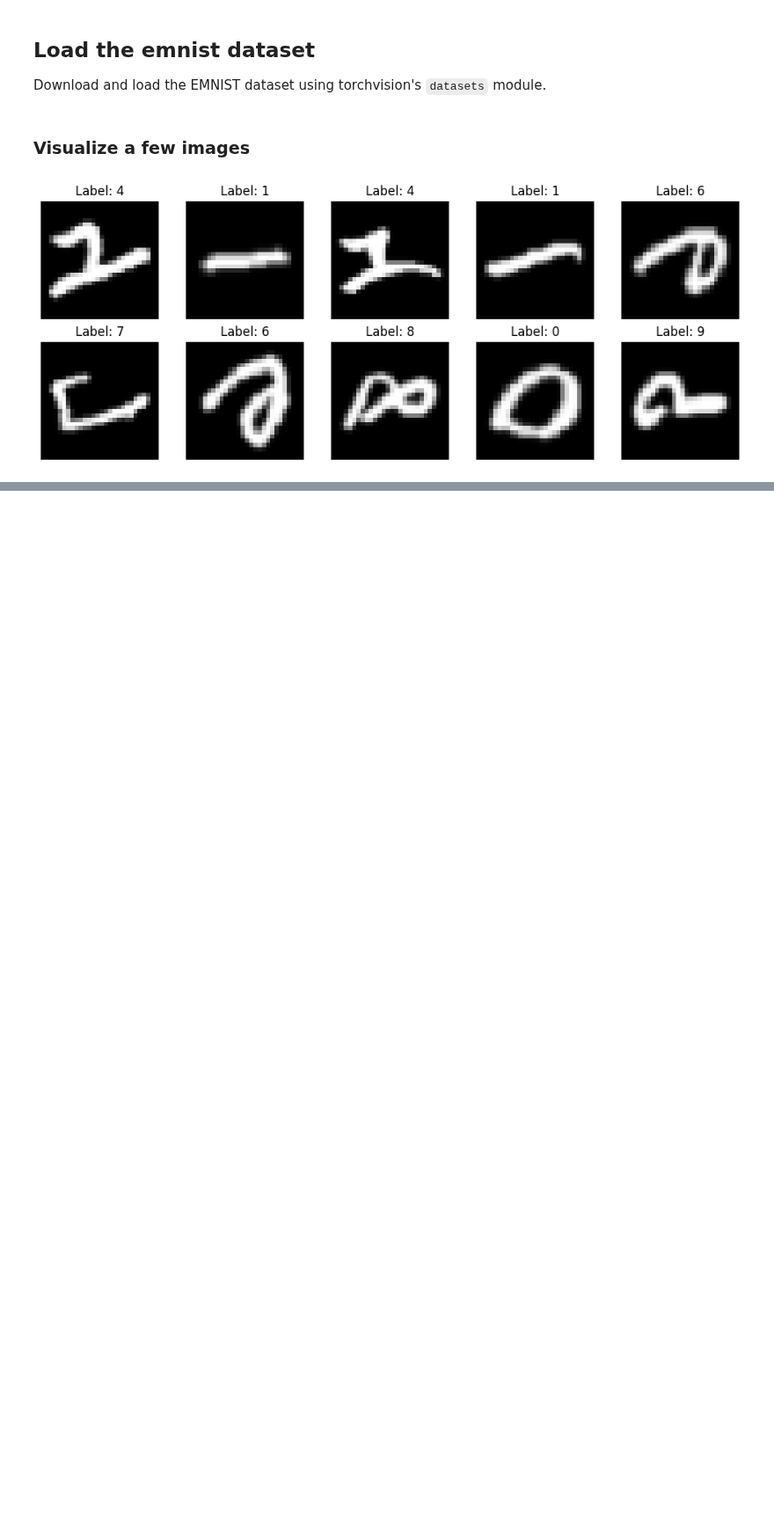
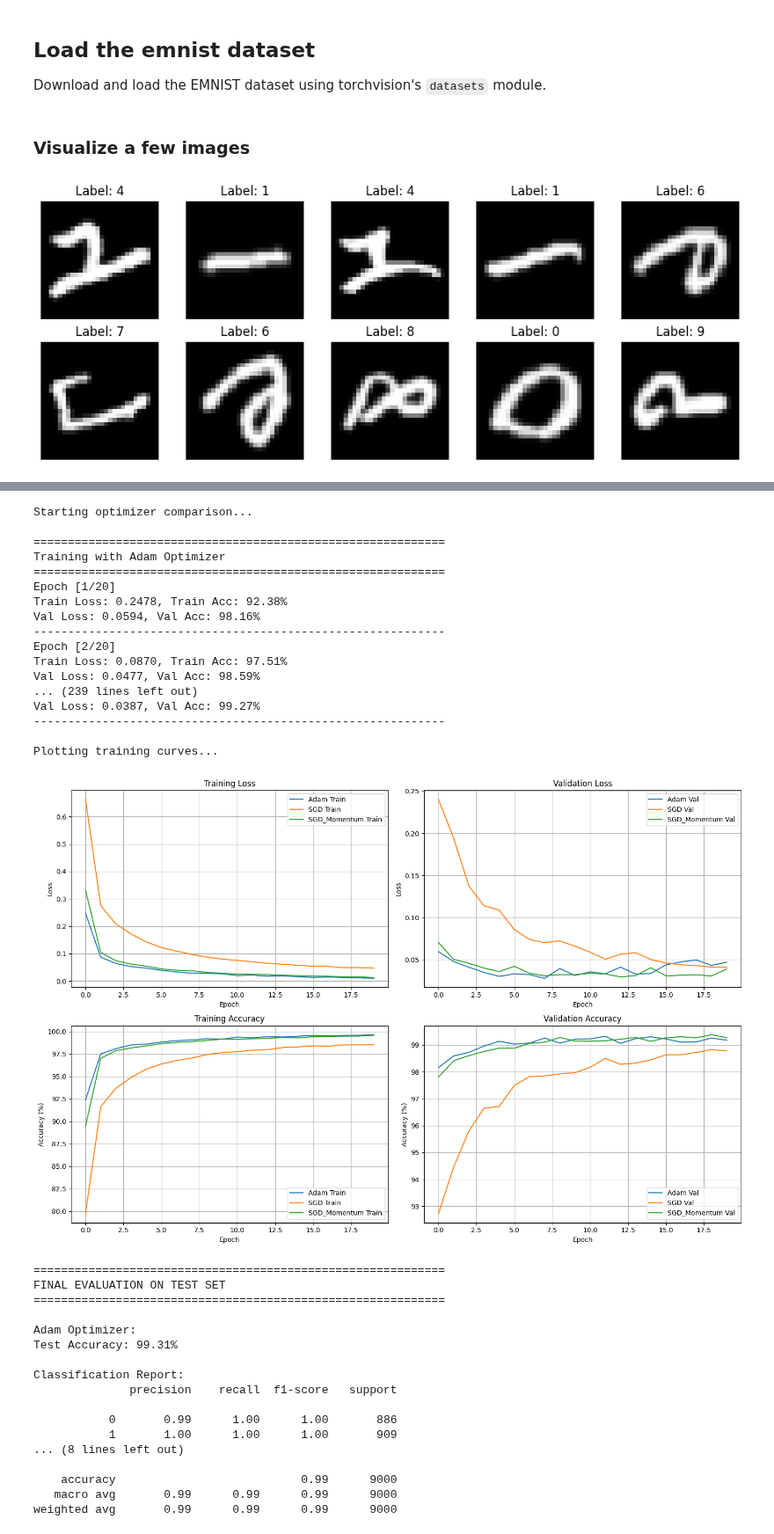
Before and after one commit to HirushikaPelagewtta/PR-Project, a Jupyter notebook: main.ipynb, the cells around one changed output, grey strips where cells are left out. Shown at 88% size. Saved outputs shown, nothing was run; the diff lists cells and outputs as text; code cells hidden in the pictures; blank space fills up the shorter version.

Commit message:
Added custom CNN and trained for MNIST

```diff
--- a/main.ipynb
+++ b/main.ipynb
@@ -71,0 +77,3 @@ Test dataset size: 6000
+# %%
+device = torch.device('cuda' if torch.cuda.is_available() else 'cpu')
+print(f"Using device: {device}")
@@ -71,0 +82,5 @@ Test dataset size: 6000
+# %%
+batch_size = 64
+train_loader = DataLoader(train_dataset, batch_size=batch_size, shuffle=True)
+val_loader = DataLoader(val_dataset, batch_size=batch_size, shuffle=False)
+test_loader = DataLoader(test_dataset, batch_size=batch_size, shuffle=False)
@@ -71,0 +387,72 @@ Test dataset size: 6000
+# %%
+def plot_confusion_matrix(cm, title='Confusion Matrix'):
+    """Plot confusion matrix"""
+    plt.figure(figsize=(10, 8))
+    sns.heatmap(cm, annot=True, fmt='d', cmap='Blues')
+    plt.title(title)
+    plt.ylabel('True Label')
+    plt.xlabel('Predicted Label')
+    plt.savefig(f'{title.replace(" ", "_")}.png', dpi=300, bbox_inches='tight')
+    plt.show()
+# %%
+if __name__ == "__main__":
+    # Train and compare optimizers
+    print("Starting optimizer comparison...")
+    results = compare_optimizers()
+
+    # Plot training curves
+    print("\nPlotting training curves...")
+    plot_training_curves(results)
+
+    # Evaluate each model on test set
+    print("\n" + "="*60)
+    print("FINAL EVALUATION ON TEST SET")
+    print("="*60)
+
+    for name, data in results.items():
+        print(f"\n{name} Optimizer:")
+        accuracy, cm, report = evaluate_model(data['model'], test_loader, device)
+        print(f"Test Accuracy: {accuracy:.2f}%")
+        print("\nClassification Report:")
+        print(report)
+        plot_confusion_matrix(cm, title=f'Confusion Matrix - {name}')
+
+    print("\n" + "="*60)
+    print("Training Complete! Check saved plots.")
+    print("="*60)
+# %% [output]
+Starting optimizer comparison...
+
+============================================================
+Training with Adam Optimizer
+============================================================
+Epoch [1/20]
+Train Loss: 0.2478, Train Acc: 92.38%
+Val Loss: 0.0594, Val Acc: 98.16%
+------------------------------------------------------------
+Epoch [2/20]
+Train Loss: 0.0870, Train Acc: 97.51%
+Val Loss: 0.0477, Val Acc: 98.59%
+... (239 lines left out)
+Val Loss: 0.0387, Val Acc: 99.27%
+------------------------------------------------------------
+
+Plotting training curves...
+[figure, added]
+============================================================
+FINAL EVALUATION ON TEST SET
+============================================================
+
+Adam Optimizer:
+Test Accuracy: 99.31%
+
+Classification Report:
+              precision    recall  f1-score   support
+
+           0       0.99      1.00      1.00       886
+           1       1.00      1.00      1.00       909
+... (8 lines left out)
+
+    accuracy                           0.99      9000
+   macro avg       0.99      0.99      0.99      9000
+weighted avg       0.99      0.99      0.99      9000
```
Also changed, not shown: parts of 21 cells of this notebook.
